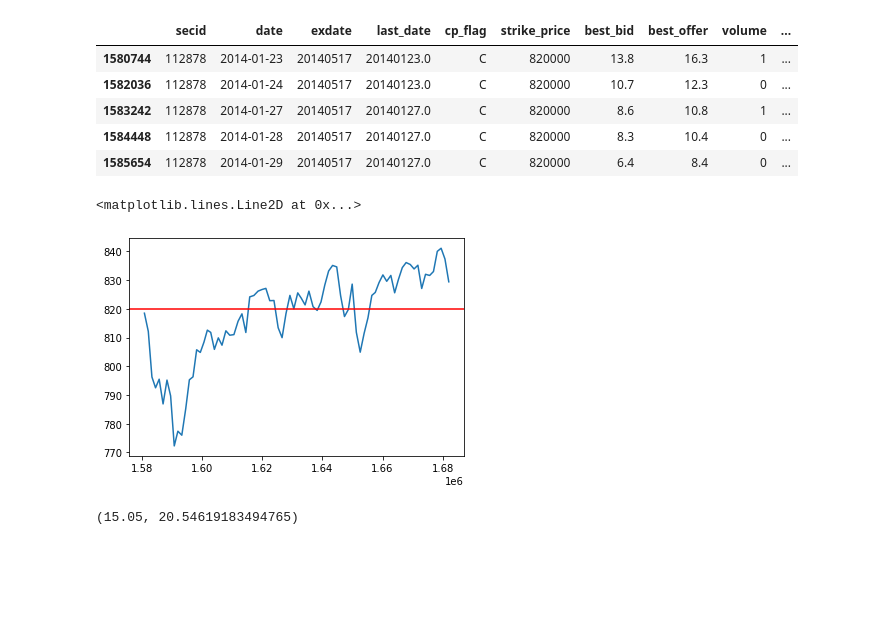
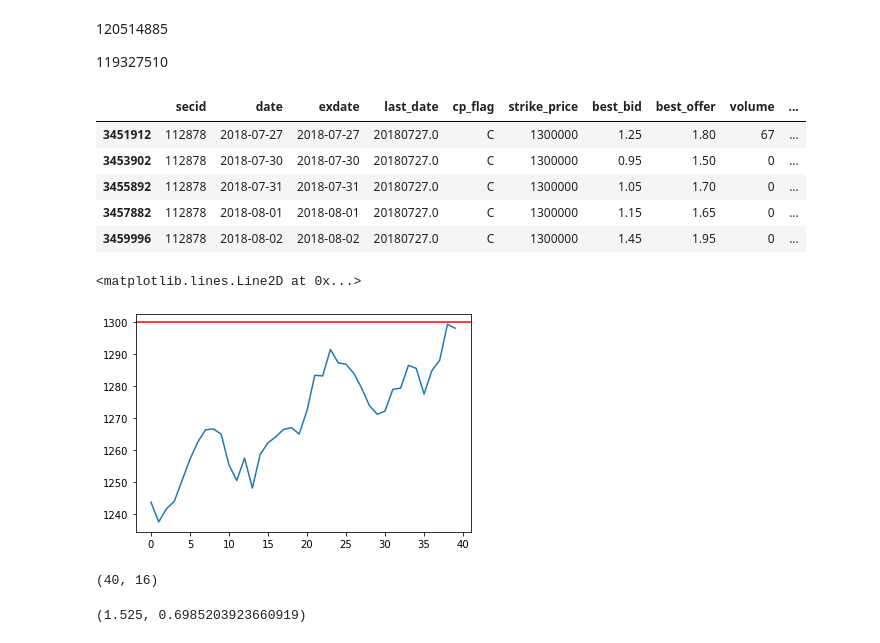
Before and after one commit to svenspa/FML, a Jupyter notebook: example_mkt_data.ipynb, the cells around one changed output. Cells and saved outputs as stored; diff of their text form; code cells hidden in the pictures; blank space fills up the shorter version.

Commit message:
Results for multiple options + csv file

```diff
--- a/example_mkt_data.ipynb
+++ b/example_mkt_data.ipynb
@@ -33,25 +29,35 @@ log_dir = os.path.join('experiments', current_time + '_' + comment)
 writer = SummaryWriter(log_dir)
 # %%
 option_dfs = {}
+filenames = []
 for file_name in glob.glob("data/"+'*.csv'):
+    filenames.append(file_name[5:-4])
     option_id = file_name[5:-4]
     option_dfs[option_id]  = pd.read_csv(file_name, index_col=0)
+# %% [markdown]
+120514885
+
+119327510
 # %%
-option_df = option_dfs[option_id]
+option_df = option_dfs["119327510"]
 option_df.head()
 # %% [output]
 |  | secid | date | exdate | last_date | cp_flag | strike_price | best_bid | best_offer | volume | ... |
-| 1580744 | 112878 | 2014-01-23 | 20140517 | 20140123.0 | C | 820000 | 13.8 | 16.3 | 1 | ... |
-| 1582036 | 112878 | 2014-01-24 | 20140517 | 20140123.0 | C | 820000 | 10.7 | 12.3 | 0 | ... |
-| 1583242 | 112878 | 2014-01-27 | 20140517 | 20140127.0 | C | 820000 | 8.6 | 10.8 | 1 | ... |
-| 1584448 | 112878 | 2014-01-28 | 20140517 | 20140127.0 | C | 820000 | 8.3 | 10.4 | 0 | ... |
-| 1585654 | 112878 | 2014-01-29 | 20140517 | 20140127.0 | C | 820000 | 6.4 | 8.4 | 0 | ... |
+| 3451912 | 112878 | 2018-07-27 | 2018-07-27 | 20180727.0 | C | 1300000 | 1.25 | 1.80 | 67 | ... |
+| 3453902 | 112878 | 2018-07-30 | 2018-07-30 | 20180727.0 | C | 1300000 | 0.95 | 1.50 | 0 | ... |
+| 3455892 | 112878 | 2018-07-31 | 2018-07-31 | 20180727.0 | C | 1300000 | 1.05 | 1.70 | 0 | ... |
+| 3457882 | 112878 | 2018-08-01 | 2018-08-01 | 20180727.0 | C | 1300000 | 1.15 | 1.65 | 0 | ... |
+| 3459996 | 112878 | 2018-08-02 | 2018-08-02 | 20180727.0 | C | 1300000 | 1.45 | 1.95 | 0 | ... |
 # %%
-option_df.S.plot()
+option_df.reset_index().S.plot()
 plt.axhline(y=option_df["strike_price"].iloc[0] / 1000, color='r', linestyle='-')
 # %% [output]
 <matplotlib.lines.Line2D at 0x...>
-[figure, old version]
+[figure, new version]
+# %%
+option_df.shape
+# %% [output]
+(40, 16)
 # %%
 # Get params dependent on data
 strike, sigma, n_steps, initial_value, x, x_inc, payoff, price = get_eval_data(option_df)
@@ -67,7 +73,7 @@ BATCH_SIZE = 1000
 # Using implied volatility should give back market price
 price, bs_call_price(n_steps, initial_value, sigma, rf, strike)
 # %% [output]
-(15.05, 20.54619183494765)
+(1.525, 0.6985203923660919)
 # %%
 bs_params = {"n_simulations": n_simulations,
              "n_steps": n_steps,
```
Also changed, not shown: parts of 10 cells of this notebook, 3 other files.
